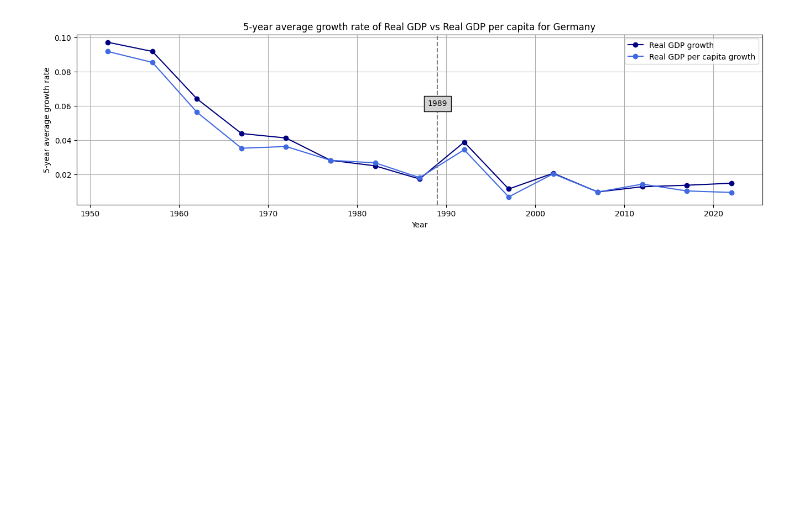
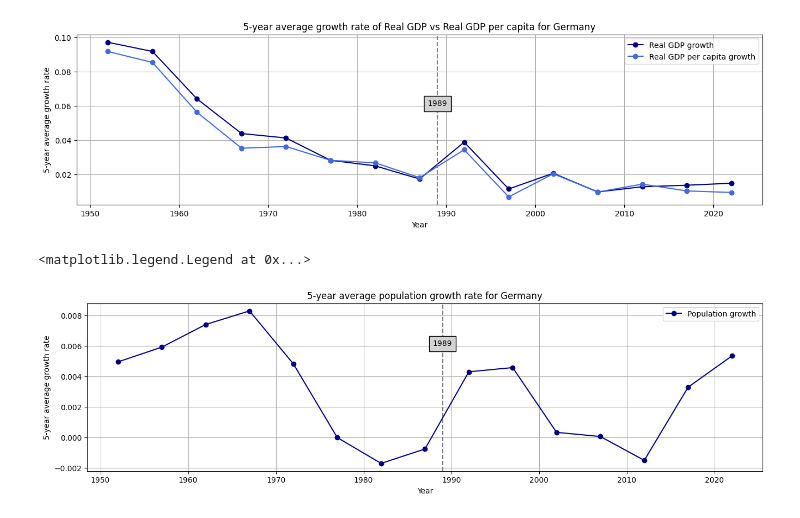
Before and after one commit to ollie-gregory/EC2B1_Coursework, a Jupyter notebook: Germany.ipynb, the cells around one changed output. Drawn from its saved outputs; the diff is of its cells as text; code cells hidden in the pictures; blank space fills up the shorter version.

Commit message:
add population growth graph

```diff
--- a/Germany.ipynb
+++ b/Germany.ipynb
@@ -352,3 +352,20 @@ ax.legend()
 # %% [output]
 <matplotlib.legend.Legend at 0x...>
 [figure]
+# %%
+# Plot the average growth rate of population
+fig = plt.figure(figsize=(16,4))
+
+ax = fig.subplots(1,1)
+
+ax.plot(df_growth_5year.index, df_growth_5year["pop"], label="Population growth", color="navy", marker="o")
+ax.set_title("5-year average population growth rate for " + country_selection)
+ax.set_xlabel("Year")
+ax.set_ylabel("5-year average growth rate")
+ax.grid(True)
+ax.axvline(x=pd.to_datetime(year_of_interest[country_selection]), color="gray", linestyle="--")
+ax.text(pd.to_datetime(year_of_interest[country_selection]), 0.006, year_of_interest[country_selection], bbox ={'facecolor':'lightgray','alpha':1,'pad':5}, horizontalalignment = 'center')
+ax.legend()
+# %% [output]
+<matplotlib.legend.Legend at 0x...>
+[figure, added]
```
Also changed, not shown: 4 other files.
